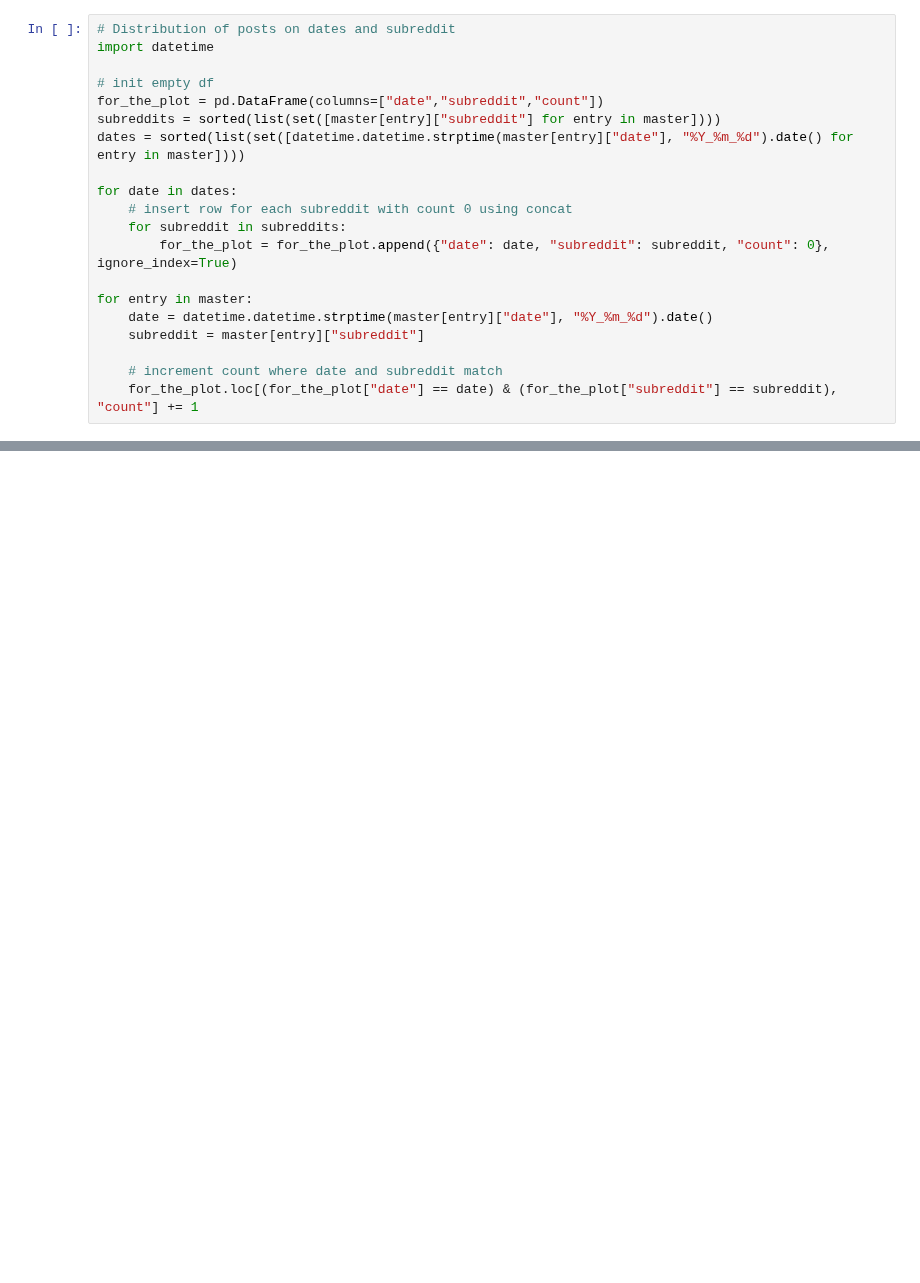
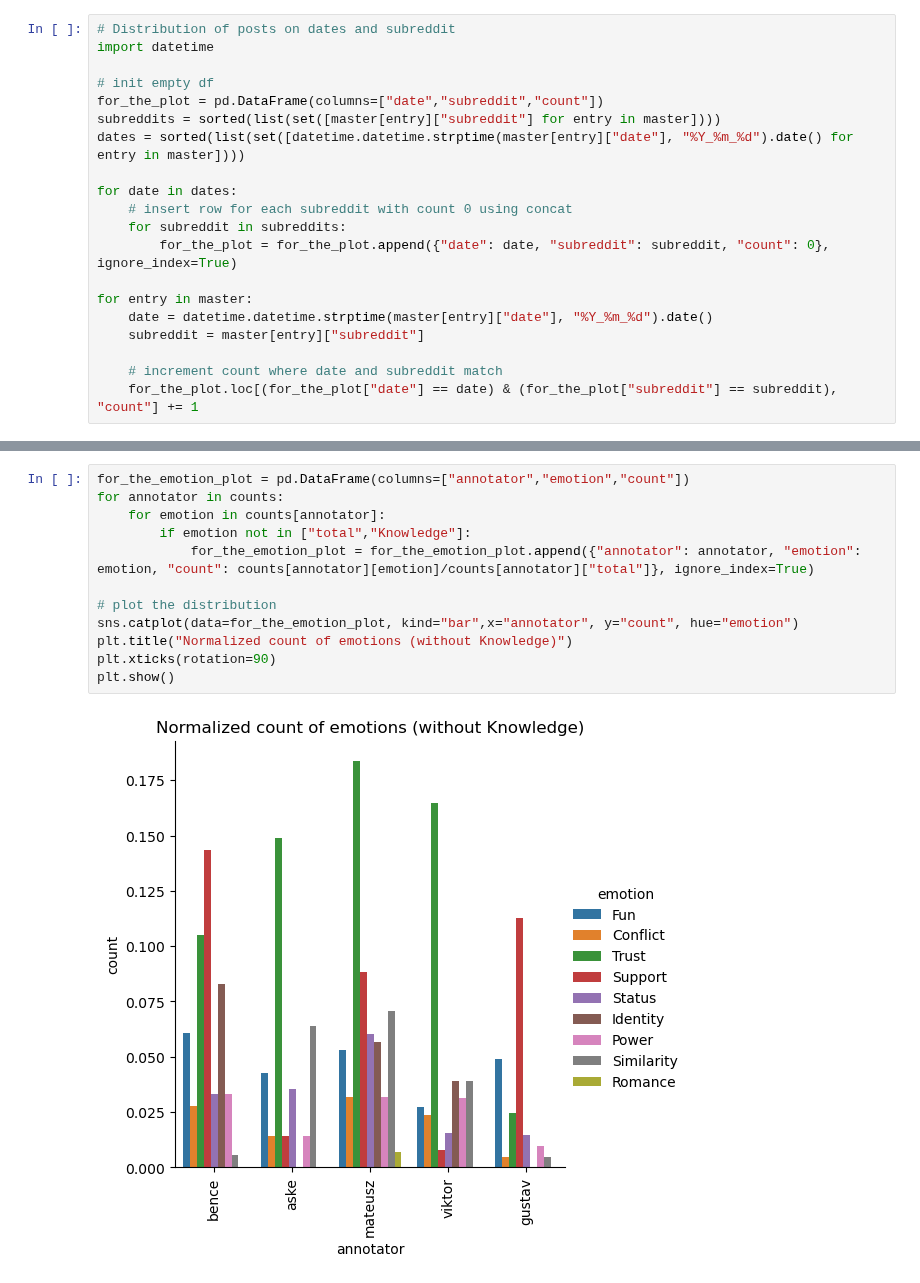
Before and after one commit to DueViktor/WildDataExam, a Jupyter notebook: annotation-statistics.ipynb, the cells around one changed output, grey strips where cells are left out. Drawn from its saved outputs; the diff is of its cells as text; blank space fills up the shorter version.

```diff
--- a/annotation-statistics.ipynb
+++ b/annotation-statistics.ipynb
@@ -97,0 +143,14 @@ plt.show()
+# %%
+for_the_emotion_plot = pd.DataFrame(columns=["annotator","emotion","count"])
+for annotator in counts:
+    for emotion in counts[annotator]:
+        if emotion not in ["total","Knowledge"]:
+            for_the_emotion_plot = for_the_emotion_plot.append({"annotator": annotator, "emotion": emotion, "count": counts[annotator][emotion]/counts[annotator]["total"]}, ignore_index=True)
+
+# plot the distribution
+sns.catplot(data=for_the_emotion_plot, kind="bar",x="annotator", y="count", hue="emotion")
+plt.title("Normalized count of emotions (without Knowledge)")
+plt.xticks(rotation=90)
+plt.show()
+# %% [output]
+[figure, added]
```
Also changed, not shown: parts of 10 cells of this notebook, 6 other files.
